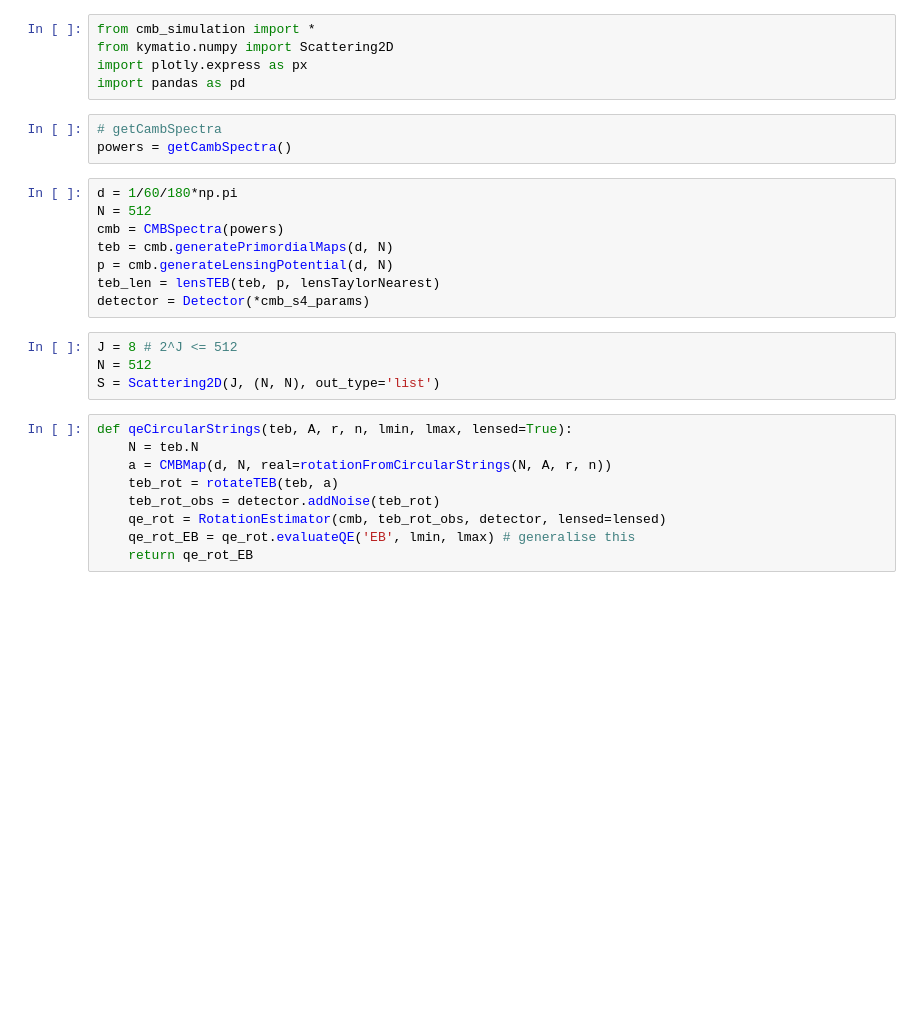
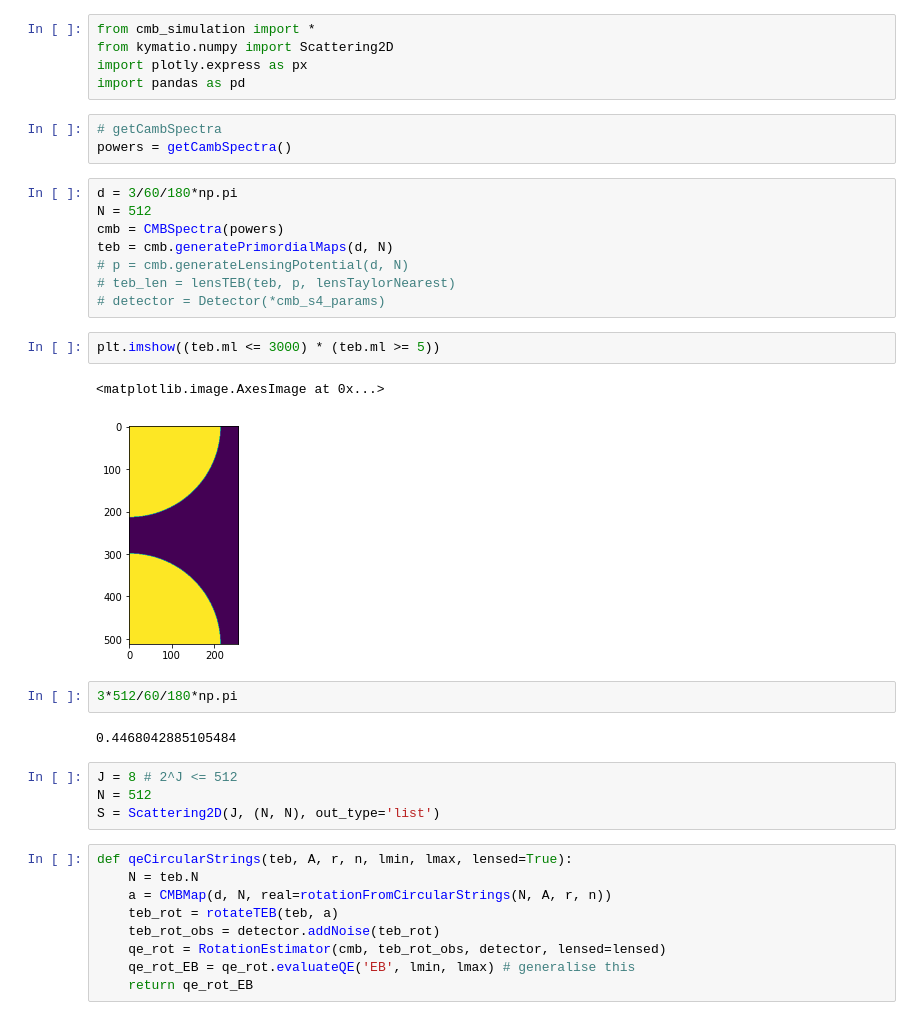
Before and after one commit to winstonyin/cmb_simulation, a Jupyter notebook: scattering_transform.ipynb, the cells around one changed output. Saved outputs shown, nothing was run; the diff lists cells and outputs as text; blank space fills up the shorter version.

```diff
--- a/scattering_transform.ipynb
+++ b/scattering_transform.ipynb
@@ -7,13 +7,22 @@ import pandas as pd
 # getCambSpectra
 powers = getCambSpectra()
 # %%
-d = 1/60/180*np.pi
+d = 3/60/180*np.pi
 N = 512
 cmb = CMBSpectra(powers)
 teb = cmb.generatePrimordialMaps(d, N)
-p = cmb.generateLensingPotential(d, N)
-teb_len = lensTEB(teb, p, lensTaylorNearest)
-detector = Detector(*cmb_s4_params)
+# p = cmb.generateLensingPotential(d, N)
+# teb_len = lensTEB(teb, p, lensTaylorNearest)
+# detector = Detector(*cmb_s4_params)
+# %%
+plt.imshow((teb.ml <= 3000) * (teb.ml >= 5))
+# %% [output]
+<matplotlib.image.AxesImage at 0x...>
+[figure, added]
+# %%
+3*512/60/180*np.pi
+# %% [output]
+0.4468042885105484
 # %%
 J = 8 # 2^J <= 512
 N = 512
```
Also changed, not shown: parts of 5 cells of this notebook, 3 other files.
